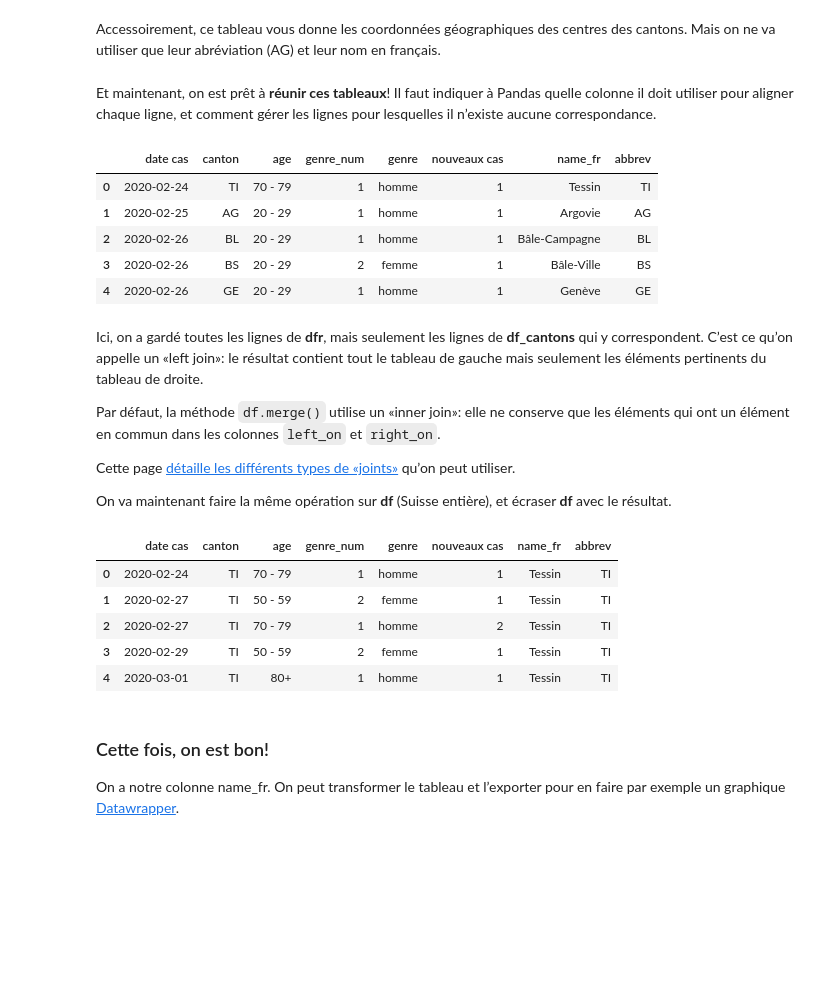
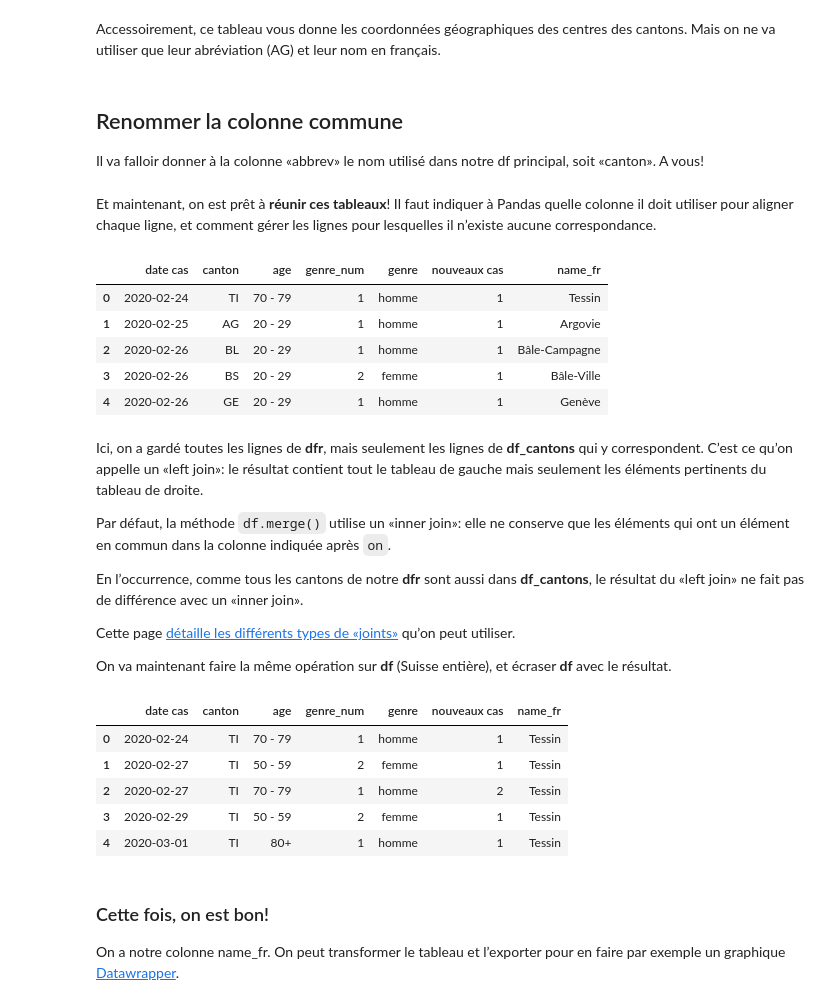
Before and after one commit to palrogg/course_sandbox, a Jupyter notebook: 04-Pandas-Merge.ipynb, the cells around one changed output. Cells and saved outputs as stored; diff of their text form; code cells hidden in the pictures; blank space fills up the shorter version.

Commit message:
left-on -> on

```diff
--- a/04-Pandas-Merge.ipynb
+++ b/04-Pandas-Merge.ipynb
@@ -164,3 +164,7 @@ df_cantons.head()
 Accessoirement, ce tableau vous donne les coordonnées géographiques des centres des cantons. Mais on ne va utiliser que leur abréviation (AG) et leur nom en français.
 # %%
 df_cantons = df_cantons[['name_fr', 'abbrev']]
+# %% [markdown]
+## Renommer la colonne commune
+
+Il va falloir donner à la colonne «abbrev» le nom utilisé dans notre df principal, soit «canton». A vous!
@@ -167,30 +173,32 @@ df_cantons = df_cantons[['name_fr', 'abbrev']]
 # %% [markdown]
 Et maintenant, on est prêt à **réunir ces tableaux**! Il faut indiquer à Pandas quelle colonne il doit utiliser pour aligner chaque ligne, et comment gérer les lignes pour lesquelles il n’existe aucune correspondance.
 # %%
-dfm = df.merge(df_cantons, left_on='canton', right_on='abbrev', how='left')
+dfm = df.merge(df_cantons, on='canton', how='left')
 dfm.head()
 # %% [output]
-|  | date cas | canton | age | genre_num | genre | nouveaux cas | name_fr | abbrev |
-| 0 | 2020-02-24 | TI | 70 - 79 | 1 | homme | 1 | Tessin | TI |
-| 1 | 2020-02-25 | AG | 20 - 29 | 1 | homme | 1 | Argovie | AG |
-| 2 | 2020-02-26 | BL | 20 - 29 | 1 | homme | 1 | Bâle-Campagne | BL |
-| 3 | 2020-02-26 | BS | 20 - 29 | 2 | femme | 1 | Bâle-Ville | BS |
-| 4 | 2020-02-26 | GE | 20 - 29 | 1 | homme | 1 | Genève | GE |
+|  | date cas | canton | age | genre_num | genre | nouveaux cas | name_fr |
+| 0 | 2020-02-24 | TI | 70 - 79 | 1 | homme | 1 | Tessin |
+| 1 | 2020-02-25 | AG | 20 - 29 | 1 | homme | 1 | Argovie |
+| 2 | 2020-02-26 | BL | 20 - 29 | 1 | homme | 1 | Bâle-Campagne |
+| 3 | 2020-02-26 | BS | 20 - 29 | 2 | femme | 1 | Bâle-Ville |
+| 4 | 2020-02-26 | GE | 20 - 29 | 1 | homme | 1 | Genève |
 # %% [markdown]
 Ici, on a gardé toutes les lignes de **dfr**, mais seulement les lignes de **df_cantons** qui y correspondent. C’est ce qu’on appelle un «left join»: le résultat contient tout le tableau de gauche mais seulement les éléments pertinents du tableau de droite.
 
-Par défaut, la méthode `df.merge()` utilise un «inner join»: elle ne conserve que les éléments qui ont un élément en commun dans les colonnes `left_on` et `right_on`.
+Par défaut, la méthode `df.merge()` utilise un «inner join»: elle ne conserve que les éléments qui ont un élément en commun dans la colonne indiquée après `on`.
+
+En l’occurrence, comme tous les cantons de notre **dfr** sont aussi dans **df_cantons**, le résultat du «left join» ne fait pas de différence avec un «inner join».
 
 Cette page [détaille les différents types de «joints»](https://www.datacourses.com/concatenate-merge-and-join-data-with-pandas-598/) qu’on peut utiliser.
 
 On va maintenant faire la même opération sur **df** (Suisse entière), et écraser **df** avec le résultat.
 # %%
-df = df.merge(df_cantons, left_on='canton', right_on='abbrev')
+df = df.merge(df_cantons, on='canton')
 df.head()
 # %% [output]
-|  | date cas | canton | age | genre_num | genre | nouveaux cas | name_fr | abbrev |
-| 0 | 2020-02-24 | TI | 70 - 79 | 1 | homme | 1 | Tessin | TI |
-| 1 | 2020-02-27 | TI | 50 - 59 | 2 | femme | 1 | Tessin | TI |
-| 2 | 2020-02-27 | TI | 70 - 79 | 1 | homme | 2 | Tessin | TI |
-| 3 | 2020-02-29 | TI | 50 - 59 | 2 | femme | 1 | Tessin | TI |
-| 4 | 2020-03-01 | TI | 80+ | 1 | homme | 1 | Tessin | TI |
+|  | date cas | canton | age | genre_num | genre | nouveaux cas | name_fr |
+| 0 | 2020-02-24 | TI | 70 - 79 | 1 | homme | 1 | Tessin |
+| 1 | 2020-02-27 | TI | 50 - 59 | 2 | femme | 1 | Tessin |
+| 2 | 2020-02-27 | TI | 70 - 79 | 1 | homme | 2 | Tessin |
+| 3 | 2020-02-29 | TI | 50 - 59 | 2 | femme | 1 | Tessin |
+| 4 | 2020-03-01 | TI | 80+ | 1 | homme | 1 | Tessin |
```
Also changed, not shown: parts of 2 cells of this notebook.
